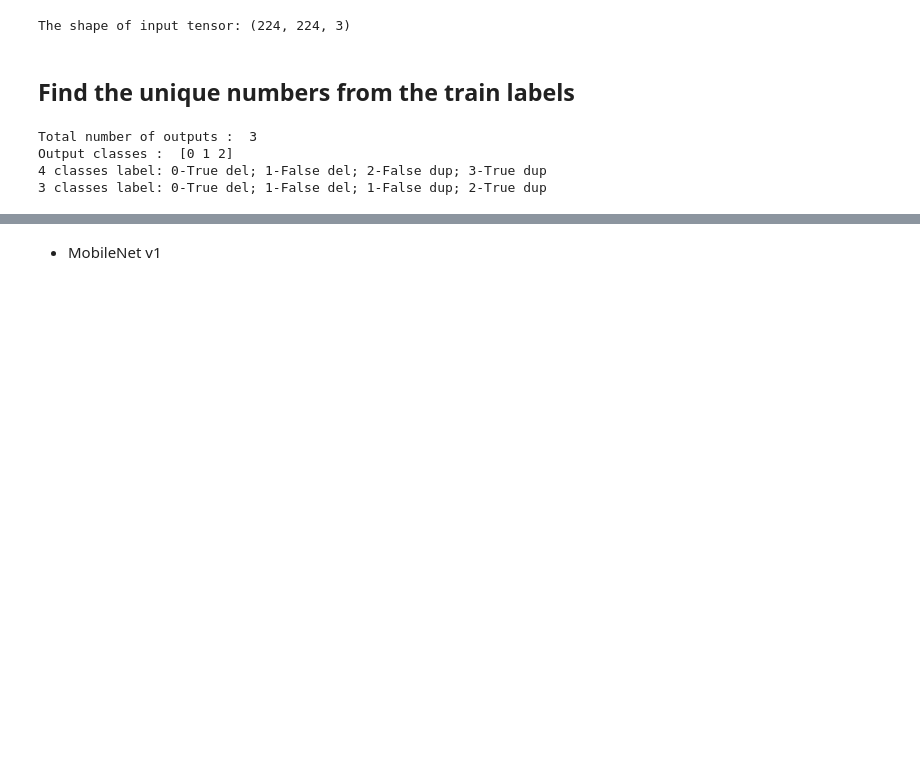
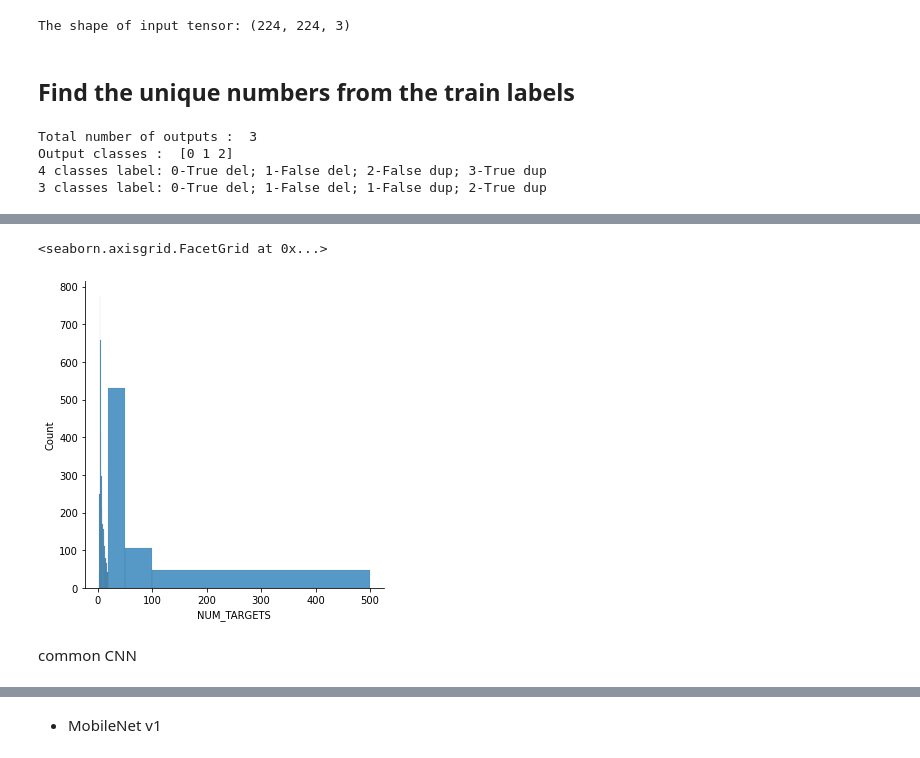
Before and after one commit to ShenLab/CNV-Espresso, a Jupyter notebook: src/training.ipynb, the cells around one changed output, grey strips where cells are left out. Drawn from its saved outputs; the diff is of its cells as text; code cells hidden in the pictures; blank space fills up the shorter version.

```diff
--- a/src/training.ipynb
+++ b/src/training.ipynb
@@ -580,5 +410,12 @@ test_img.shape, test_label.shape
+# %%
+sns.displot(test_cnv_info_df, x="NUM_TARGETS",bins=[2,3,4,5,6,7,8,9,10,11,12,13,14,15,16,17,18,19,20,50,100,500])
+# %% [output]
+<seaborn.axisgrid.FacetGrid at 0x...>
+[figure, added]
 # %%
 model_dir = '/home/rt2776/cnv_espresso/images_rare_3classes/data_backup/model_h5/'
+# %% [markdown]
+common CNN
 # %%
 model_name='CNN_model'
 print("Model name: %s"%model_name)
```
Also changed, not shown: parts of 103 cells of this notebook, 1 other file.
